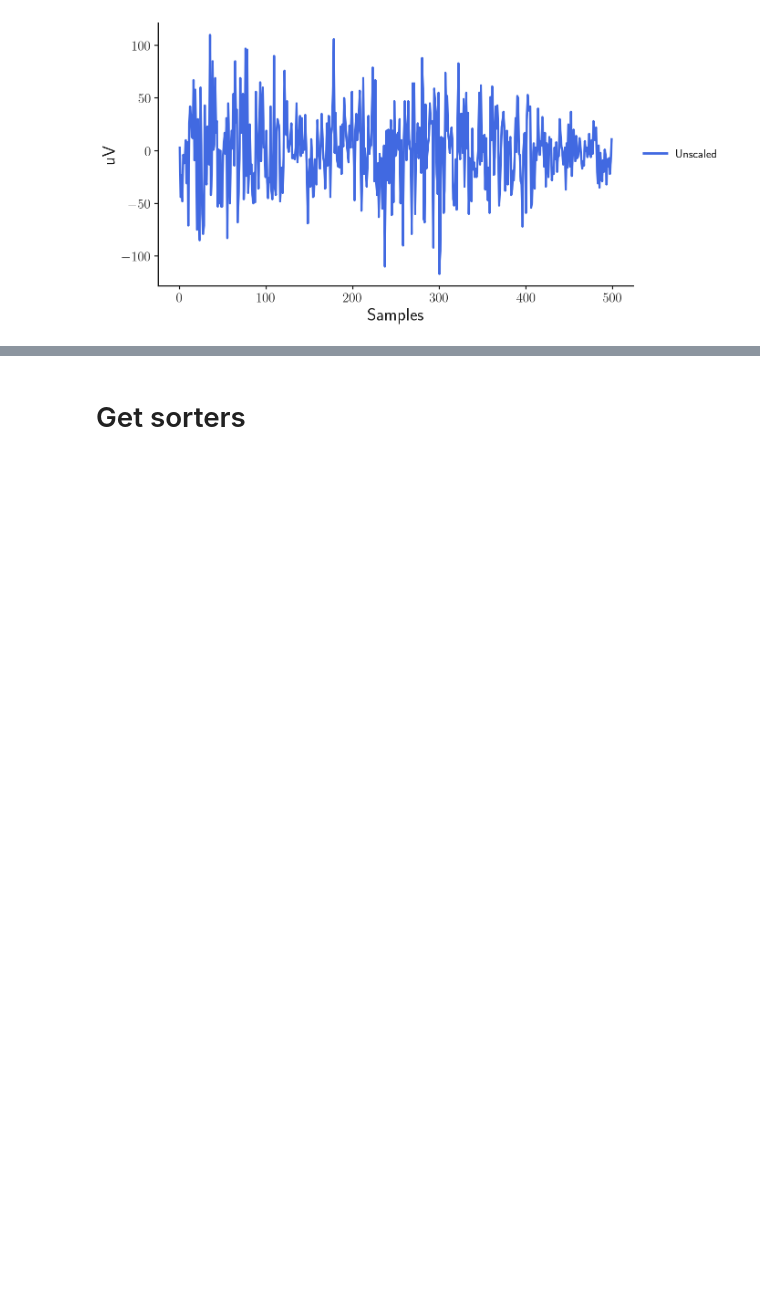
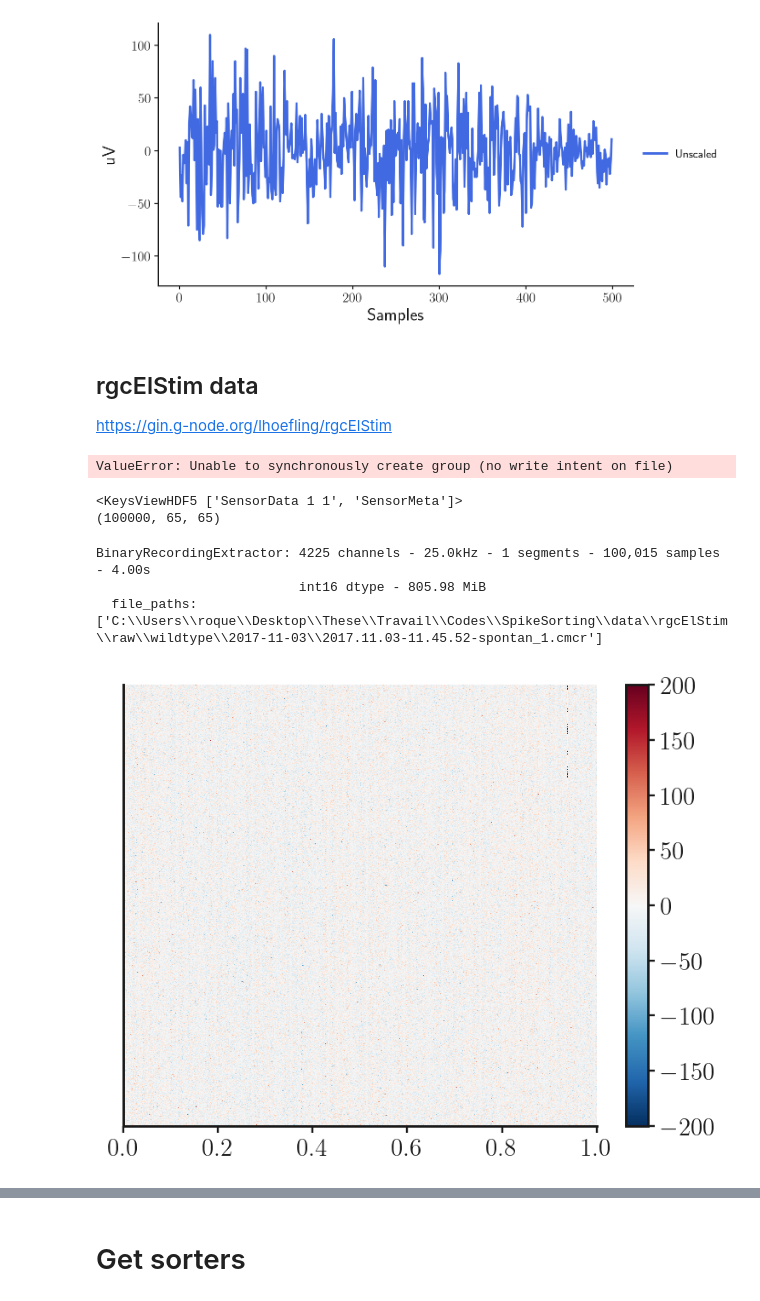
Before and after one commit to axelroques/SpikeSorting, a Jupyter notebook: test.ipynb, the cells around one changed output, grey strips where cells are left out. Cells and saved outputs as stored; diff of their text form; code cells hidden in the pictures; blank space fills up the shorter version.

```diff
--- a/test.ipynb
+++ b/test.ipynb
@@ -139,3 +139,53 @@ plt.tight_layout()
 plt.show()
 # %% [output]
 [figure]
+# %% [markdown]
+## rgcElStim data
+https://gin.g-node.org/lhoefling/rgcElStim
+# %%
+path = "data/rgcElStim/raw/wildtype/2017-11-03/2017.11.03-11.45.52-spontan_1.cmcr"
+# %%
+import spikeinterface.extractors as se
+
+recording = se.read_mcsh5(path)
+
+print(recording)
+plot_traces(recording, time_range=(0, 1))
+# %% [output]
+ValueError: Unable to synchronously create group (no write intent on file)
+# %%
+import h5py
+
+with h5py.File(path, "r") as f:
+
+    print(f.get('Acquisition/Sensor Data').keys())
+    # Sensor data
+    sensor_data = f.get('Acquisition/Sensor Data')['SensorData 1 1'][()]
+    sensor_meta = f.get('Acquisition/Sensor Data')['SensorMeta'][()]
+    print(sensor_data.shape)
+# %% [output]
+<KeysViewHDF5 ['SensorData 1 1', 'SensorMeta']>
+(100000, 65, 65)
+# %%
+import spikeinterface.extractors as se
+from probeinterface import read_prb
+
+recording = se.read_binary(
+    path,
+    sampling_frequency=25000,
+    num_channels=4225,
+    dtype="int16"
+)
+print(recording)
+
+# Setting probe data
+probe = read_prb("data/rgcElStim/mea_4225.prb")
+recording = recording.set_probegroup(probe)
+# %% [output]
+BinaryRecordingExtractor: 4225 channels - 25.0kHz - 1 segments - 100,015 samples - 4.00s
+                          int16 dtype - 805.98 MiB
+  file_paths: ['C:\\Users\\roque\\Desktop\\These\\Travail\\Codes\\SpikeSorting\\data\\rgcElStim\\raw\\wildtype\\2017-11-03\\2017.11.03-11.45.52-spontan_1.cmcr']
+# %%
+plot_traces(recording, time_range=(0, 1))
+# %% [output]
+[figure, added]
```
Also changed, not shown: parts of 9 cells of this notebook, 1 other file.
